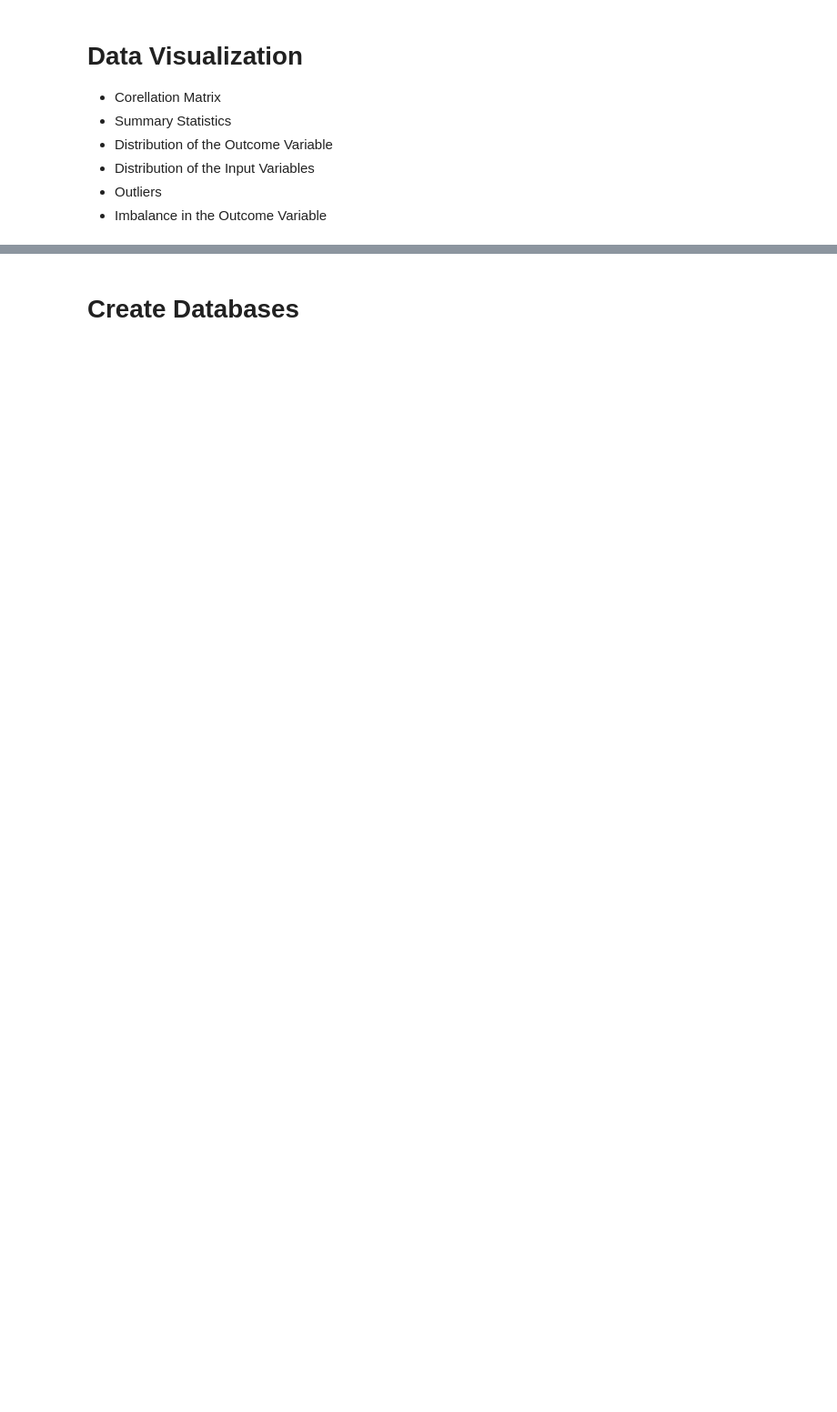
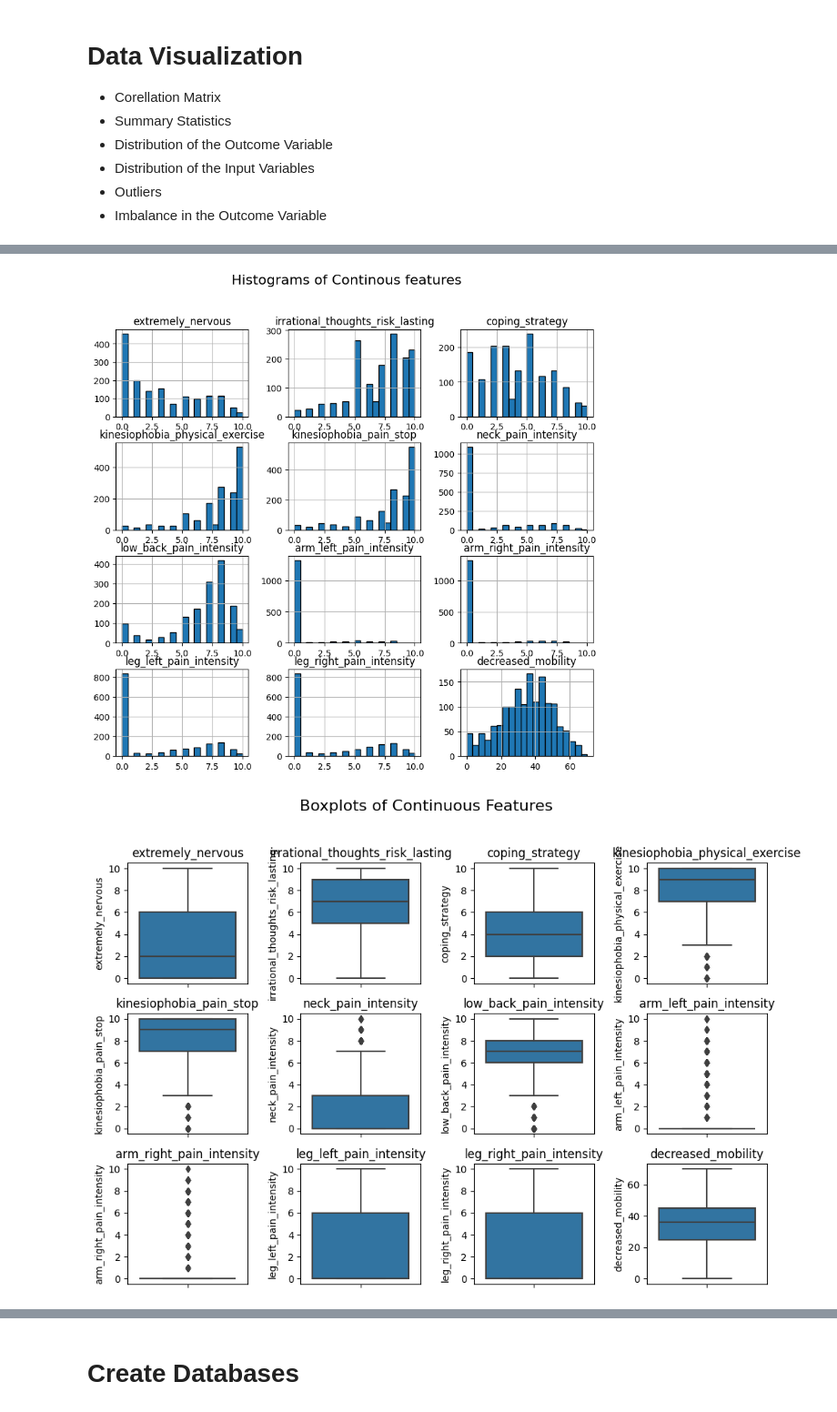
Before and after one commit to mard4/data-science, a Jupyter notebook: project/data_exploration.ipynb, the cells around one changed output, grey strips where cells are left out. Shown at 91% size. Cells and saved outputs as stored; diff of their text form; code cells hidden in the pictures; blank space fills up the shorter version.

```diff
--- a/project/data_exploration.ipynb
+++ b/project/data_exploration.ipynb
@@ -394,0 +408,30 @@ plt.show()
+# %%
+ordinal_mappings = {
+    'duration_of_pain': {
+        1: '0-1 weeks', 2: '1-2 weeks', 3: '3-4 weeks', 4: '4-5 weeks',
+        5: '6-8 weeks', 6: '9-11 weeks', 7: '3-6 months', 8: '6-9 months',
+        9: '9-12 months', 10: 'more than 1 year'
+    },
+    'weightloss_per_year': {
+        1: 'decrease', 2: 'increase', 3: 'stable', 4: 'fluctuating'
+    },
+    'treatment': {
+        1: 'advice', 2: 'rehabilitation', 3: 'surgery',
+        4: 'injection/medication', 5: 'combination of 1-4'
+    }
+}
+
+for col, mapping in ordinal_mappings.items():
+    df[col] = df[col].map(mapping).astype('category')
+# %%
+numeric_cols = [
+    'extremely_nervous', 'irrational_thoughts_risk_lasting',
+    'coping_strategy', 'kinesiophobia_physical_exercise',
+    'kinesiophobia_pain_stop', 'neck_pain_intensity', 'low_back_pain_intensity',
+    'arm_left_pain_intensity', 'arm_right_pain_intensity', 'leg_left_pain_intensity',
+    'leg_right_pain_intensity', 'decreased_mobility'
+]
+df[numeric_cols] = df[numeric_cols].astype(float)
+
+df['age'] = df['age'].astype('category')
+print(df.dtypes)
@@ -412,0 +489,18 @@ plt.show()
+# %%
+df[numeric_cols].hist(figsize=(10, 9), bins=20, edgecolor="black")
+plt.suptitle("Histograms of Continous features", fontsize=16)
+plt.show()
+
+plt.figure(figsize=(10, 9))
+
+for i, col in enumerate(numeric_cols, 1):
+    plt.subplot(4, 4, i)  # Adjust grid size based on the number of numeric columns
+    sns.boxplot(y=df[col])
+    plt.title(col)
+
+plt.suptitle("Boxplots of Continuous Features", fontsize=16, y=1.02)
+plt.tight_layout()
+plt.show()
+# %% [output]
+[figure, added]
+[figure, added]
```
Also changed, not shown: parts of 7 cells of this notebook.
